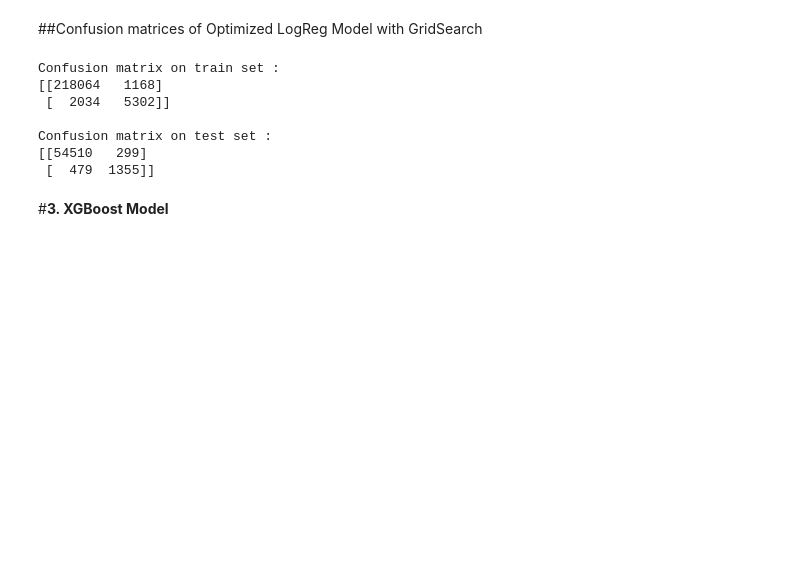
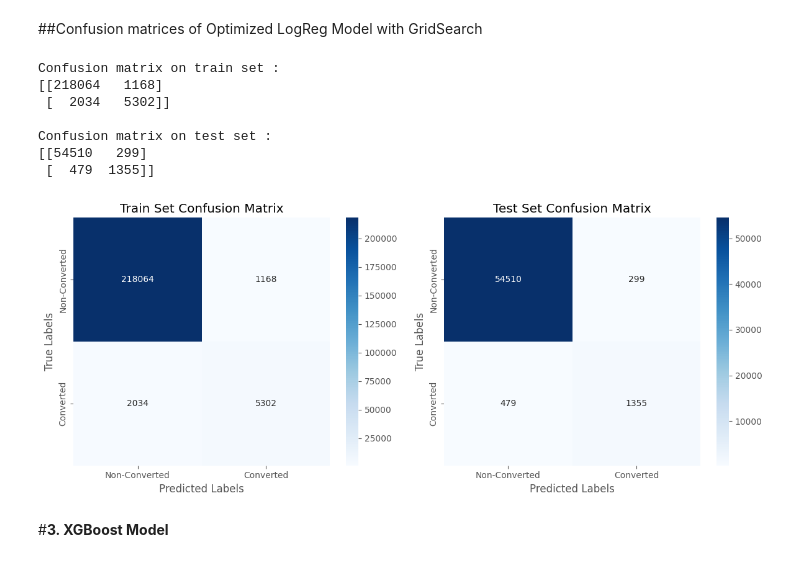
Before and after one commit to YnaPqt/supervised-machine-learning-conversion-rate, a Jupyter notebook: conversion_rate_challenge.ipynb, the cells around one changed output. Drawn from its saved outputs; the diff is of its cells as text; code cells hidden in the pictures; blank space fills up the shorter version.

```diff
--- a/conversion_rate_challenge.ipynb
+++ b/conversion_rate_challenge.ipynb
@@ -652,6 +724,14 @@ Confusion matrix on train set :
 Confusion matrix on test set :
 [[54510   299]
  [  479  1355]]
+# %%
+plot_confusion_matrix(
+    y_train, Y_train_pred_gs,
+    y_test, Y_test_pred_gs,
+    class_labels=["Non-Converted", "Converted"]
+)
+# %% [output]
+[figure, added]
 # %% [markdown]
 #**3. XGBoost Model**
 # %%
```
Also changed, not shown: parts of 22 cells of this notebook.
